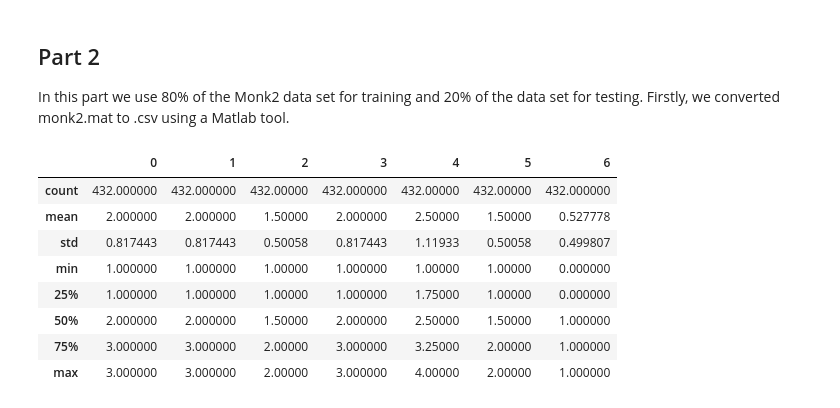
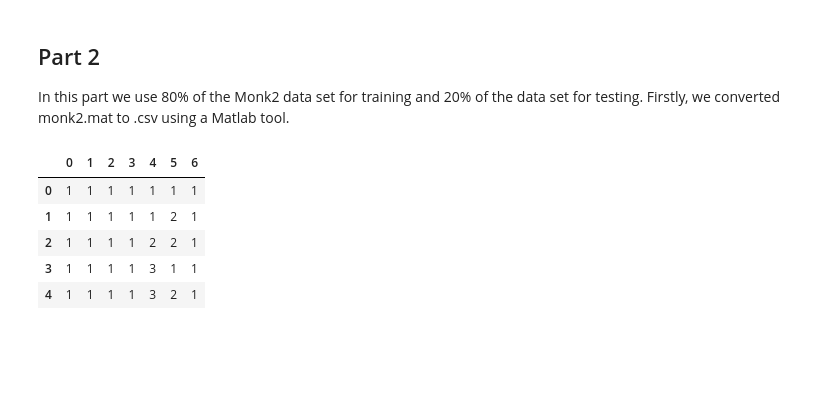
Before and after one commit to adrigrillo/dl, a Jupyter notebook: assigment_1/assignment_1.ipynb, the cells around one changed output. Saved outputs shown, nothing was run; the diff lists cells and outputs as text; code cells hidden in the pictures; blank space fills up the shorter version.

Commit message:
Updated notebook with the code for monk

```diff
--- a/assigment_1/assignment_1.ipynb
+++ b/assigment_1/assignment_1.ipynb
@@ -313,15 +360 @@ plt.show()
 In this part we use 80% of the Monk2 data set for training and 20% of the data set for testing. Firstly, we converted monk2.mat to .csv using a Matlab tool.
-# %%
-monk= pd.read_csv('/Users/melissalopezportilla/Downloads/dl-master/assigment_1/data/monk2.csv', header=None)
-monk=monk.astype(float)
-monk.describe()
-# %% [output]
-|  | 0 | 1 | 2 | 3 | 4 | 5 | 6 |
-| count | 432.000000 | 432.000000 | 432.00000 | 432.000000 | 432.00000 | 432.00000 | 432.000000 |
-| mean | 2.000000 | 2.000000 | 1.50000 | 2.000000 | 2.50000 | 1.50000 | 0.527778 |
-| std | 0.817443 | 0.817443 | 0.50058 | 0.817443 | 1.11933 | 0.50058 | 0.499807 |
-| min | 1.000000 | 1.000000 | 1.00000 | 1.000000 | 1.00000 | 1.00000 | 0.000000 |
-| 25% | 1.000000 | 1.000000 | 1.00000 | 1.000000 | 1.75000 | 1.00000 | 0.000000 |
-| 50% | 2.000000 | 2.000000 | 1.50000 | 2.000000 | 2.50000 | 1.50000 | 1.000000 |
-| 75% | 3.000000 | 3.000000 | 2.00000 | 3.000000 | 3.25000 | 2.00000 | 1.000000 |
-| max | 3.000000 | 3.000000 | 2.00000 | 3.000000 | 4.00000 | 2.00000 | 1.000000 |
@@ -362,3 +361,13 @@ def generate_data_with_features(data: pd.DataFrame, features: List[int], element
+# %%
+monk = pd.DataFrame(loadmat('./data/monk2.mat')['monk2'])
+monk.head()
+# %% [output]
+|  | 0 | 1 | 2 | 3 | 4 | 5 | 6 |
+| 0 | 1 | 1 | 1 | 1 | 1 | 1 | 1 |
+| 1 | 1 | 1 | 1 | 1 | 1 | 2 | 1 |
+| 2 | 1 | 1 | 1 | 1 | 2 | 2 | 1 |
+| 3 | 1 | 1 | 1 | 1 | 3 | 1 | 1 |
+| 4 | 1 | 1 | 1 | 1 | 3 | 2 | 1 |
 # %%
 train_data_monk = generate_data_with_features(monk, [0, 1], normalise=True)
 # %%
```
Also changed, not shown: parts of 7 cells of this notebook.
